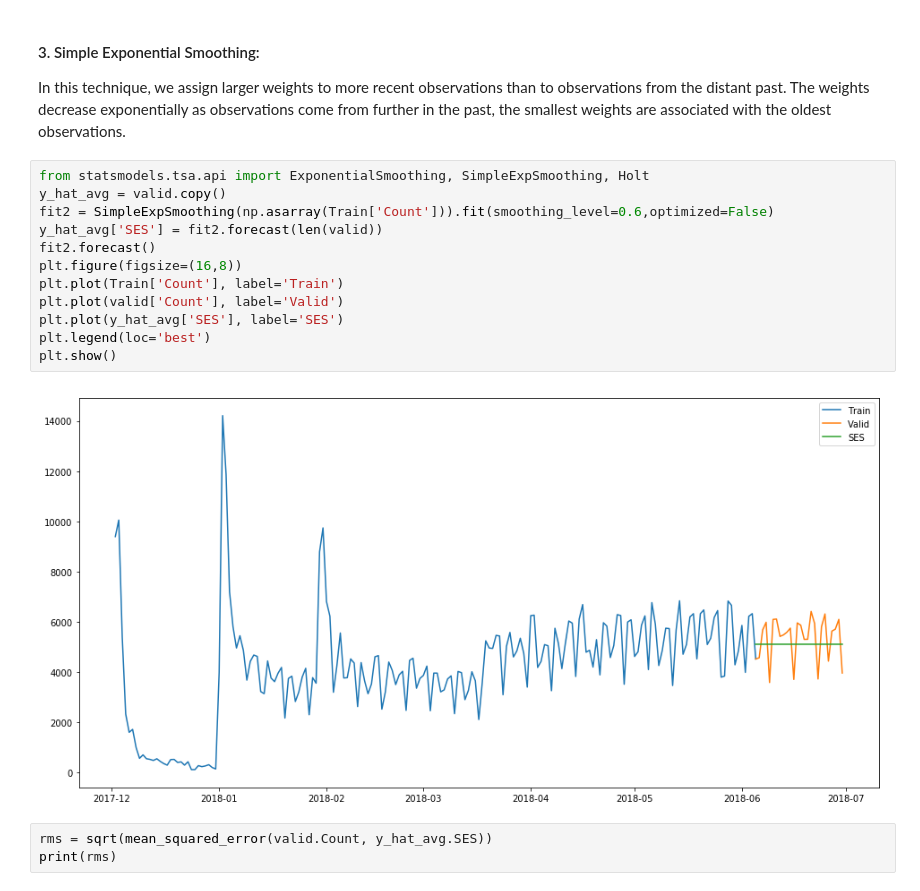
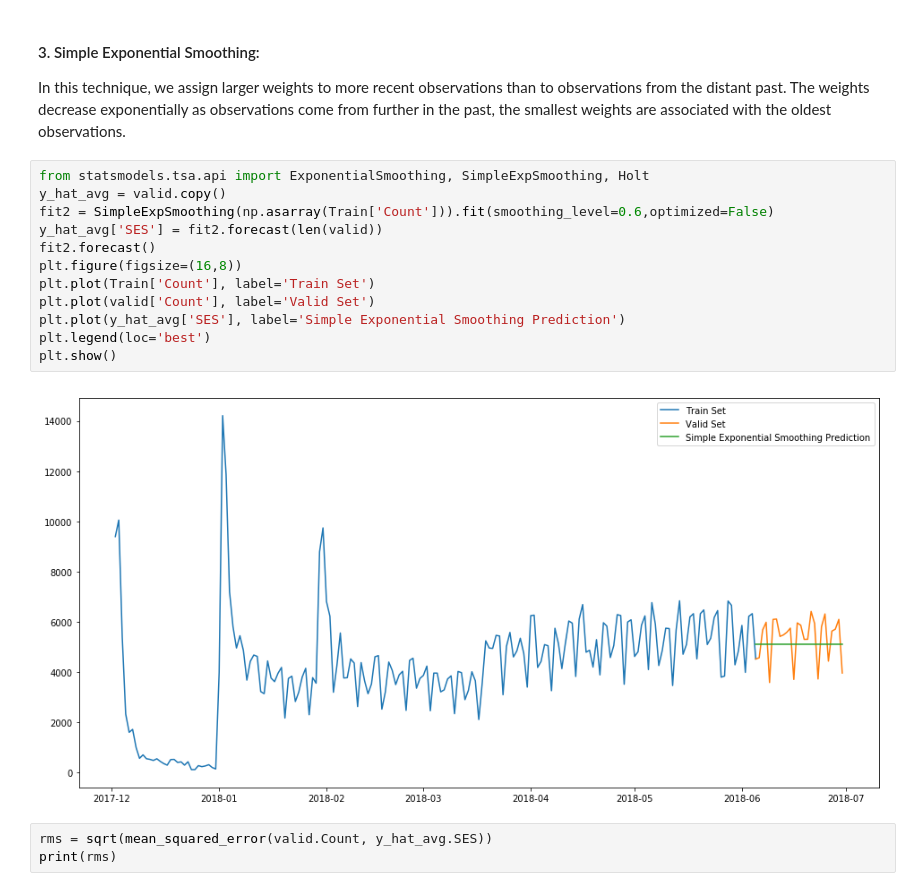
Before and after one commit to HarshalSanap/GEOG-594-Big-Data-Science, a Jupyter notebook: Rider Traffic Prediction.ipynb, the cells around one changed output. Cells and saved outputs as stored; diff of their text form.

```diff
--- a/Rider Traffic Prediction.ipynb
+++ b/Rider Traffic Prediction.ipynb
@@ -314,17 +314,17 @@ The weights decrease exponentially as observations come from further in the past
 # %%
 from statsmodels.tsa.api import ExponentialSmoothing, SimpleExpSmoothing, Holt
 y_hat_avg = valid.copy()
 fit2 = SimpleExpSmoothing(np.asarray(Train['Count'])).fit(smoothing_level=0.6,optimized=False)
 y_hat_avg['SES'] = fit2.forecast(len(valid))
 fit2.forecast()
 plt.figure(figsize=(16,8))
-plt.plot(Train['Count'], label='Train')
-plt.plot(valid['Count'], label='Valid')
-plt.plot(y_hat_avg['SES'], label='SES')
+plt.plot(Train['Count'], label='Train Set')
+plt.plot(valid['Count'], label='Valid Set')
+plt.plot(y_hat_avg['SES'], label='Simple Exponential Smoothing Prediction')
 plt.legend(loc='best')
 plt.show()
 # %% [output]
-[figure, old version]
+[figure, new version]
 # %%
 rms = sqrt(mean_squared_error(valid.Count, y_hat_avg.SES))
 print(rms)
```
Also changed, not shown: parts of 15 cells of this notebook.
